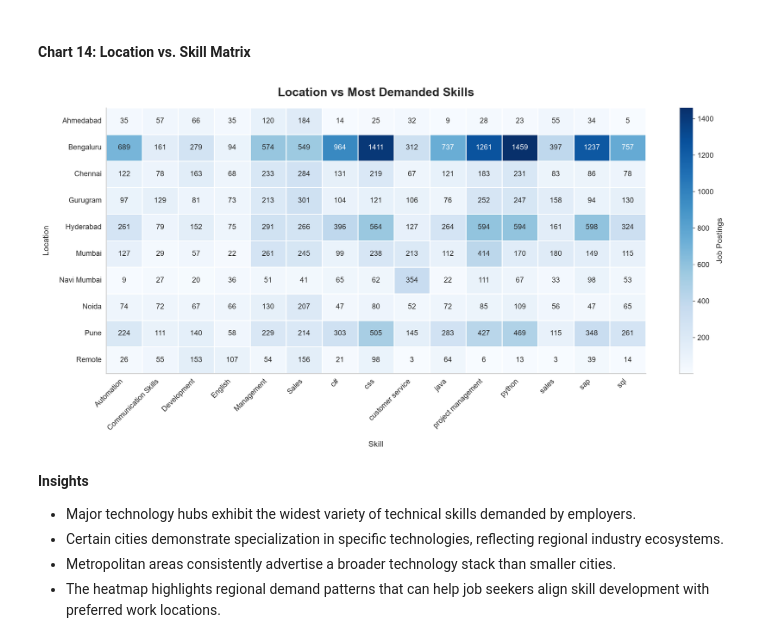
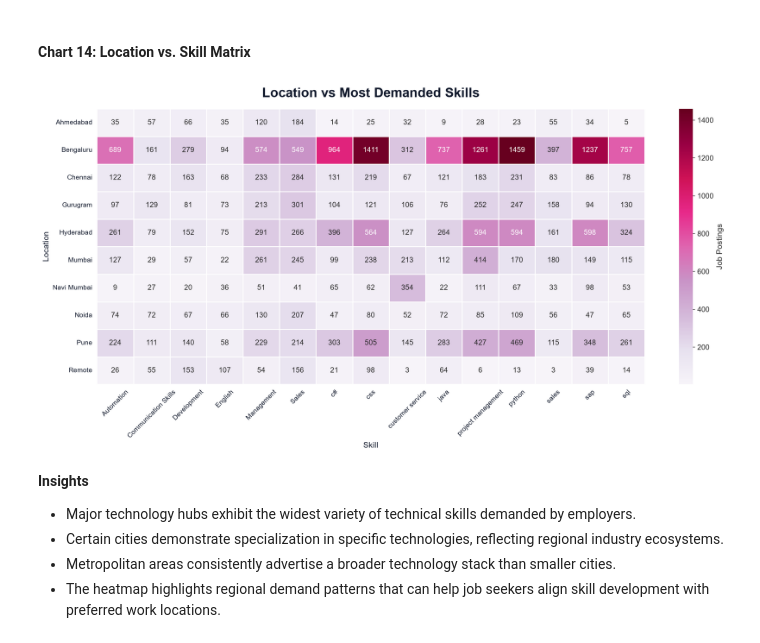
Before and after one commit to kanan-preet-kaur/jobscope-india, a Jupyter notebook: notebooks/03_exploratory_data_analysis.ipynb, the cells around one changed output. Drawn from its saved outputs; the diff is of its cells as text; code cells hidden in the pictures.

```diff
--- a/notebooks/03_exploratory_data_analysis.ipynb
+++ b/notebooks/03_exploratory_data_analysis.ipynb
@@ -882,41 +1183,65 @@ filtered_skills = skills_df[
     skills_df["location"].isin(top_locations) &
     skills_df["tagsAndSkills"].isin(top_skills)
 ]
 
 heatmap_data = (
     filtered_skills
     .groupby(["location", "tagsAndSkills"])
     .size()
     .unstack(fill_value=0)
 )
 
 fig, ax = plt.subplots(figsize=(16, 8), dpi=150)
 
 sns.heatmap(
     heatmap_data,
-    cmap="Blues",
+    cmap="PuRd",          # Theme color
     annot=True,
     fmt="d",
     linewidths=0.5,
     linecolor="white",
     cbar_kws={"label": "Job Postings"},
     ax=ax
 )
 
-style_plot(
-    ax,
+ax.set_title(
     "Location vs Most Demanded Skills",
-    "Skill",
-    "Location"
+    fontsize=20,
+    fontweight="bold",
+    pad=18,
+    color=TEXT
 )
 
-plt.xticks(rotation=45, ha="right")
-plt.yticks(rotation=0)
+ax.set_xlabel(
+    "Skill",
+    fontsize=12,
+    color=TEXT
+)
+
+ax.set_ylabel(
+    "Location",
+    fontsize=12,
+    color=TEXT
+)
+
+ax.tick_params(
+    axis="x",
+    rotation=45,
+    labelsize=10,
+    colors=TEXT
+)
+
+ax.tick_params(
+    axis="y",
+    rotation=0,
+    labelsize=10,
+    colors=TEXT
+)
 
 plt.tight_layout()
 plt.show()
 # %% [output]
-[figure, old version]
+[figure, new version]
 # %% [markdown]
 **Insights**
 
```
Also changed, not shown: parts of 16 cells of this notebook.
